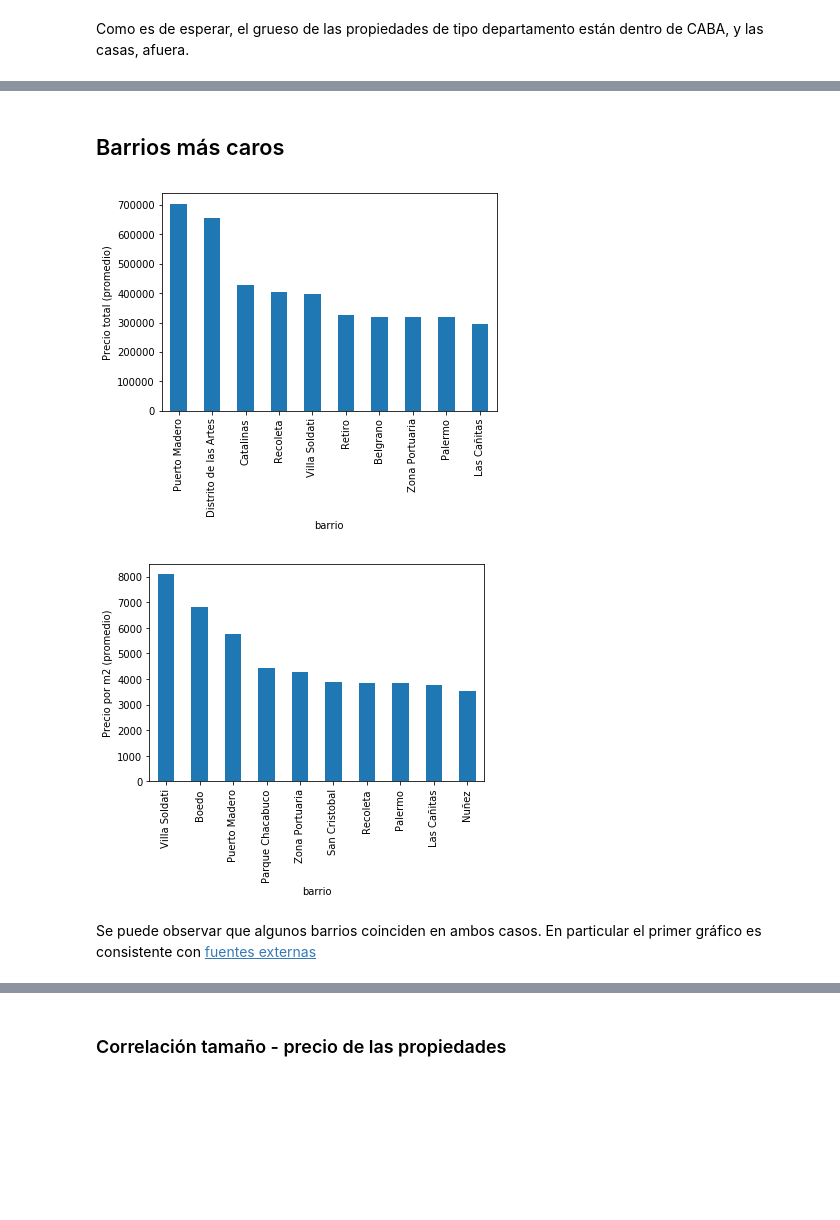
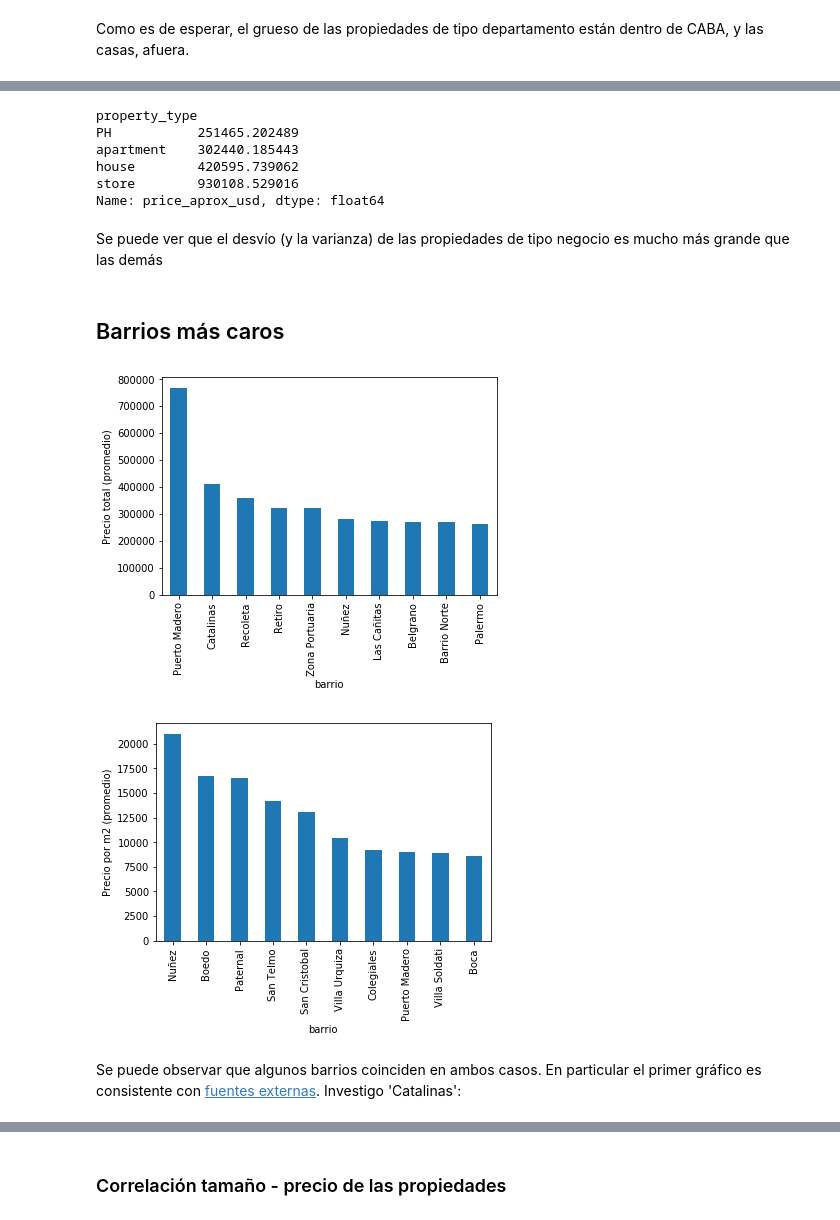
Before and after one commit to lucaslavandeira/7506-tp, a Jupyter notebook: analisis_exploratorio.ipynb, the cells around one changed output, grey strips where cells are left out. Drawn from its saved outputs; the diff is of its cells as text; code cells hidden in the pictures; blank space fills up the shorter version.

Commit message:
mas gráficos de precios por tipo de propiedad

```diff
--- a/analisis_exploratorio.ipynb
+++ b/analisis_exploratorio.ipynb
@@ -63,4 +63,4 @@ df.sort_values('price').head()
 5 rows × 22 columns
 # %%
-df = df[df['price'] > 0]
+df = df[df['price_aprox_usd'] > 0]
 # %%
@@ -80,7 +80,7 @@ len(df) # Cantidad de propiedades (para ver cuantas filtramos)
 # %% [markdown]
 Siguen habiendo varias propiedades inválidas (200 pesos?).
 # %%
-df = df[df['price'] > 20000]
+df = df[df['price_aprox_usd'] > 20000]
 df.sort_values('price').head()
 # %% [output]
 |  | country_name | created_on | currency | expenses | floor | geonames_id | lat | lat-lon | lon | ... |
@@ -128,7 +128,7 @@ oct_2014[oct_2014['lat'] == -34.627344]
 # %% [markdown]
 Claramente los datos vienen repetidos y no fue un error en el rejunte de todos los archivos en uno sólo. Las borro:
 # %%
-df = df.drop_duplicates(subset=['lat', 'lon'])
+df = df.drop_duplicates(subset=['lat', 'lon', 'price_aprox_usd'])
 # %%
 len(df) # Cantidad de propiedades (para ver cuantas filtramos)
 # %% [output]
@@ -249,15 +313,26 @@ Como es de esperar, el grueso de las propiedades de tipo departamento están den
+# %%
+df.groupby('property_type')['price_aprox_usd'].std()
+# %% [output]
+property_type
+PH           251465.202489
+apartment    302440.185443
+house        420595.739062
+store        930108.529016
+Name: price_aprox_usd, dtype: float64
+# %% [markdown]
+Se puede ver que el desvío (y la varianza) de las propiedades de tipo negocio es mucho más grande que las demás
 # %% [markdown]
 ## Barrios más caros
 # %%
-price = df.loc[df['state'] == 'Capital Federal'].loc[df['property_type'] == 'apartment'].groupby('barrio')['price'].mean().nlargest(10).plot(kind='bar')
+price = df.loc[df['state'] == 'Capital Federal'].loc[df['property_type'] == 'apartment'].groupby('barrio')['price_aprox_usd'].mean().nlargest(10).plot(kind='bar')
 price.set_ylabel("Precio total (promedio)")
 plt.show()
 price_per_m2 = df.loc[df['state'] == 'Capital Federal'].loc[df['property_type'] == 'apartment'].groupby('barrio')['price_per_m2'].mean().nlargest(10).plot(kind='bar')
 price_per_m2.set_ylabel("Precio por m2 (promedio)")
 plt.show()
 # %% [output]
-[figure, old version]
+[figure, new version]
-[figure, old version]
+[figure, new version]
 # %% [markdown]
-Se puede observar que algunos barrios coinciden en ambos casos. En particular el primer gráfico es consistente con [fuentes externas](http://www.lanacion.com.ar/2059858-los-barrios-mas-caros-de-la-ciudad-para-alquilar-un-departamento-de-dos-ambientes)
+Se puede observar que algunos barrios coinciden en ambos casos. En particular el primer gráfico es consistente con [fuentes externas](http://www.lanacion.com.ar/2059858-los-barrios-mas-caros-de-la-ciudad-para-alquilar-un-departamento-de-dos-ambientes). Investigo 'Catalinas':
 # %%
```
Also changed, not shown: parts of 34 cells of this notebook.
